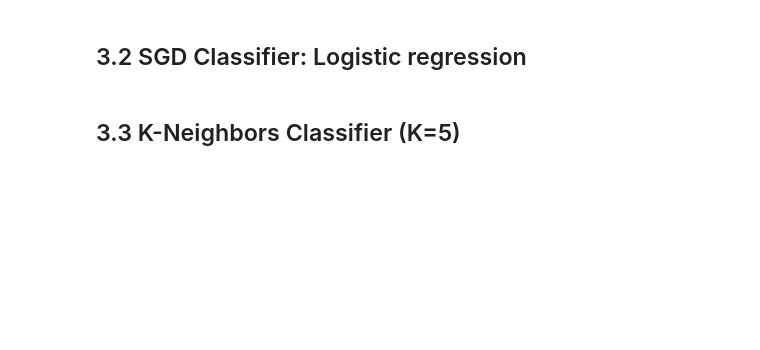
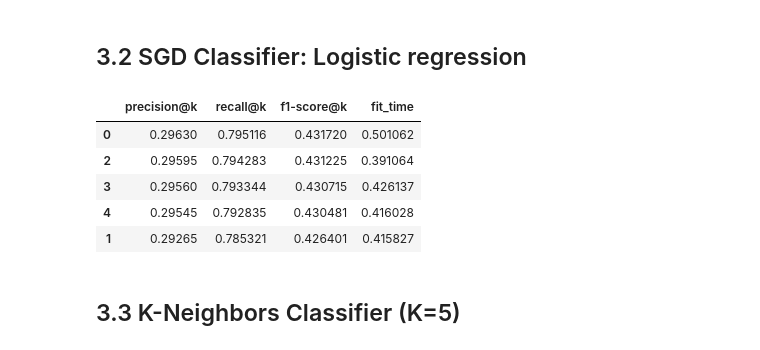
Before and after one commit to iury-repo/health_insurance_cs, a Jupyter notebook: notebooks/2-ims-modeling.ipynb, the cells around one changed output. Drawn from its saved outputs; the diff is of its cells as text; code cells hidden in the pictures; blank space fills up the shorter version.

```diff
--- a/notebooks/2-ims-modeling.ipynb
+++ b/notebooks/2-ims-modeling.ipynb
@@ -367,6 +351,14 @@ cross_validation_at_k(sgd_lin_cal, X_train, y_train, cv=5, k=20000)
 # %%
 # Model definition
 sgd_log = SGDClassifier(loss='log_loss')
 
 # Cross validated performance
-cross_validation_at_k(sgd_log, X_train, y_train, cv=5, k=20000)
+sgd_log_results = cross_validation_at_k(sgd_log, X_train, y_train, cv=5, k=20000)
+sgd_log_results
+# %% [output]
+|  | precision@k | recall@k | f1-score@k | fit_time |
+| 0 | 0.29630 | 0.795116 | 0.431720 | 0.501062 |
+| 2 | 0.29595 | 0.794283 | 0.431225 | 0.391064 |
+| 3 | 0.29560 | 0.793344 | 0.430715 | 0.426137 |
+| 4 | 0.29545 | 0.792835 | 0.430481 | 0.416028 |
+| 1 | 0.29265 | 0.785321 | 0.426401 | 0.415827 |
```
Also changed, not shown: parts of 8 cells of this notebook.
